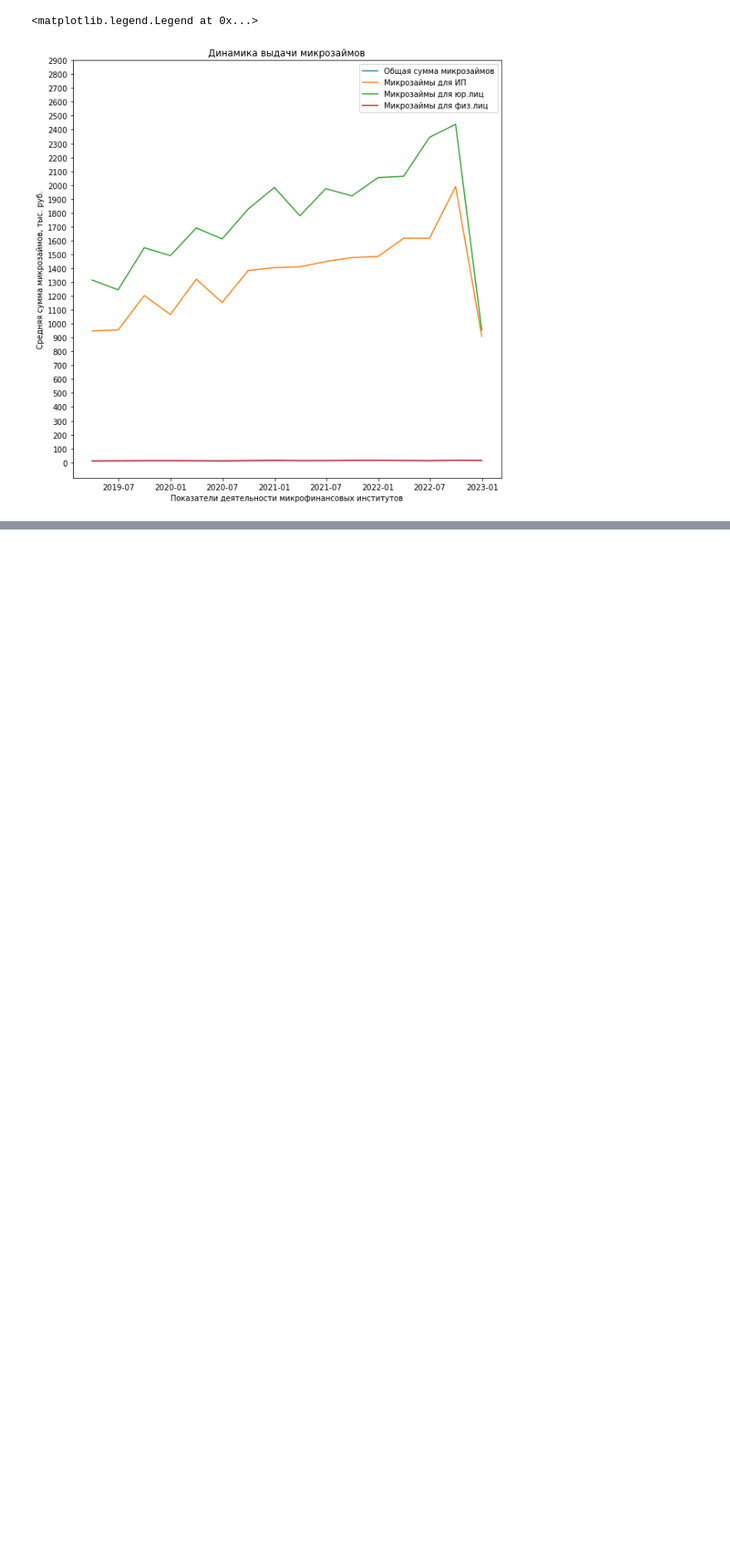
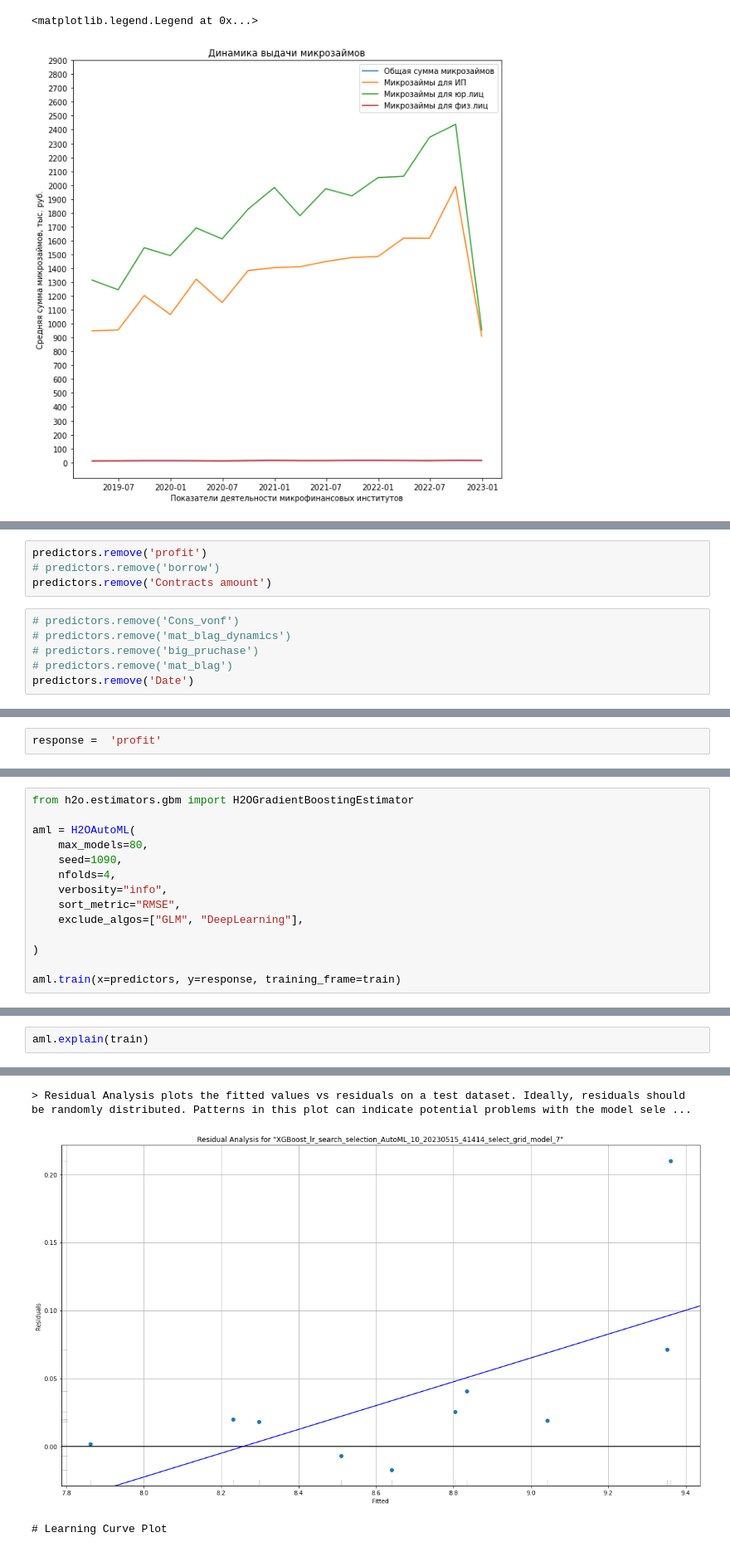
Before and after one commit to torosyantig/microfinance_market, a Jupyter notebook: model.ipynb, the cells around one changed output, grey strips where cells are left out. Shown at 83% size. Drawn from its saved outputs; the diff is of its cells as text; blank space fills up the shorter version.

```diff
--- a/model.ipynb
+++ b/model.ipynb
@@ -530,0 +1022,10 @@ Index(['Показатели деятельности микрофинансов
+# %%
+predictors.remove('profit')
+# predictors.remove('borrow')
+predictors.remove('Contracts amount')
+# %%
+# predictors.remove('Cons_vonf')
+# predictors.remove('mat_blag_dynamics')
+# predictors.remove('big_pruchase')
+# predictors.remove('mat_blag')
+predictors.remove('Date')
@@ -530,0 +1046,2 @@ Index(['Показатели деятельности микрофинансов
+# %%
+response =  'profit'
@@ -530,0 +1074,14 @@ Index(['Показатели деятельности микрофинансов
+# %%
+from h2o.estimators.gbm import H2OGradientBoostingEstimator
+
+aml = H2OAutoML(
+    max_models=80,
+    seed=1090,
+    nfolds=4,
+    verbosity="info",
+    sort_metric="RMSE",
+    exclude_algos=["GLM", "DeepLearning"],
+
+)
+
+aml.train(x=predictors, y=response, training_frame=train)
@@ -530,0 +1306,3 @@ Index(['Показатели деятельности микрофинансов
+# %%
+aml.explain(train)
+# %% [output]
@@ -530,0 +1330,3 @@ Index(['Показатели деятельности микрофинансов
+> Residual Analysis plots the fitted values vs residuals on a test dataset. Ideally, residuals should be randomly distributed. Patterns in this plot can indicate potential problems with the model sele ...
+[figure, added]
+# Learning Curve Plot
```
Also changed, not shown: parts of 69 cells of this notebook, 3 other files.
